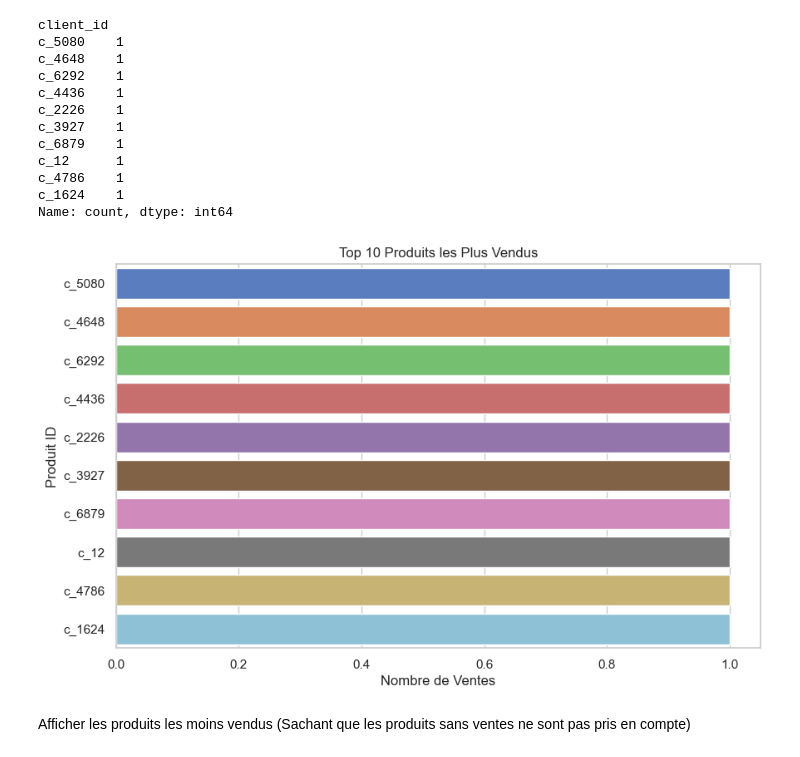
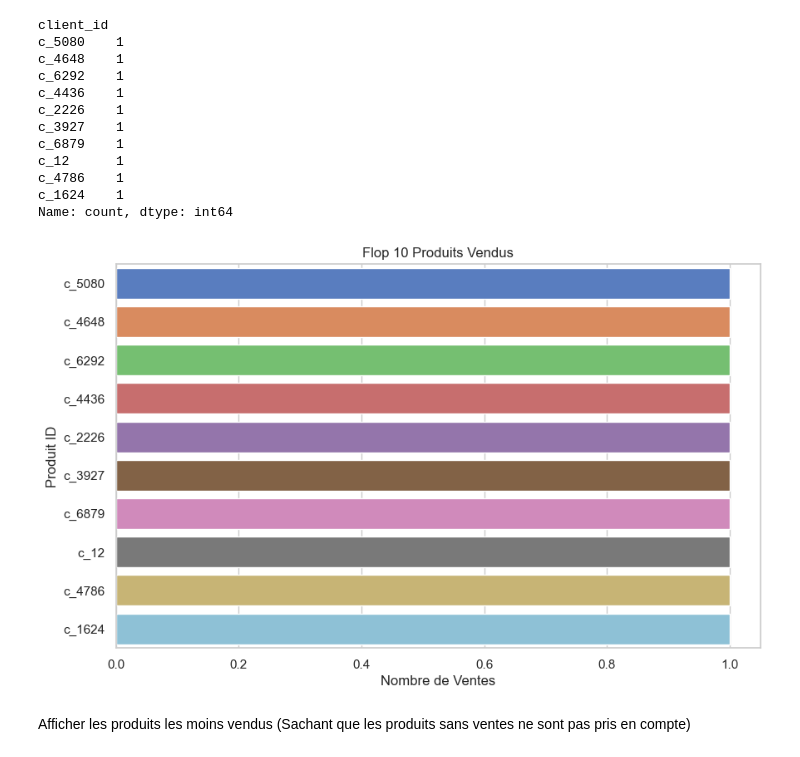
Before and after one commit to obenmaha/analyse-ventes-librairie, a Jupyter notebook: Analyse des Vente_V2.ipynb, the cells around one changed output. Saved outputs shown, nothing was run; the diff lists cells and outputs as text; code cells hidden in the pictures.

```diff
--- a/Analyse des Vente_V2.ipynb
+++ b/Analyse des Vente_V2.ipynb
@@ -659,13 +659,13 @@ Name: count, dtype: int64
 # %%
 # Créer un graphique en barres
 plt.figure(figsize=(10, 6))
 sns.barplot(x=flop_products_10.values, y=flop_products_10.index,hue=flop_products_10.index,palette='muted',legend=False)
-plt.title("Top 10 Produits les Plus Vendus")
+plt.title("Flop 10 Produits Vendus")
 plt.xlabel("Nombre de Ventes")
 plt.ylabel("Produit ID")
 plt.show()
 # %% [output]
-[figure, old version]
+[figure, new version]
 # %% [markdown]
 Afficher les produits les moins vendus (Sachant que les produits sans ventes ne sont pas pris en compte)
 # %%
```
Also changed, not shown: parts of 11 cells of this notebook.
